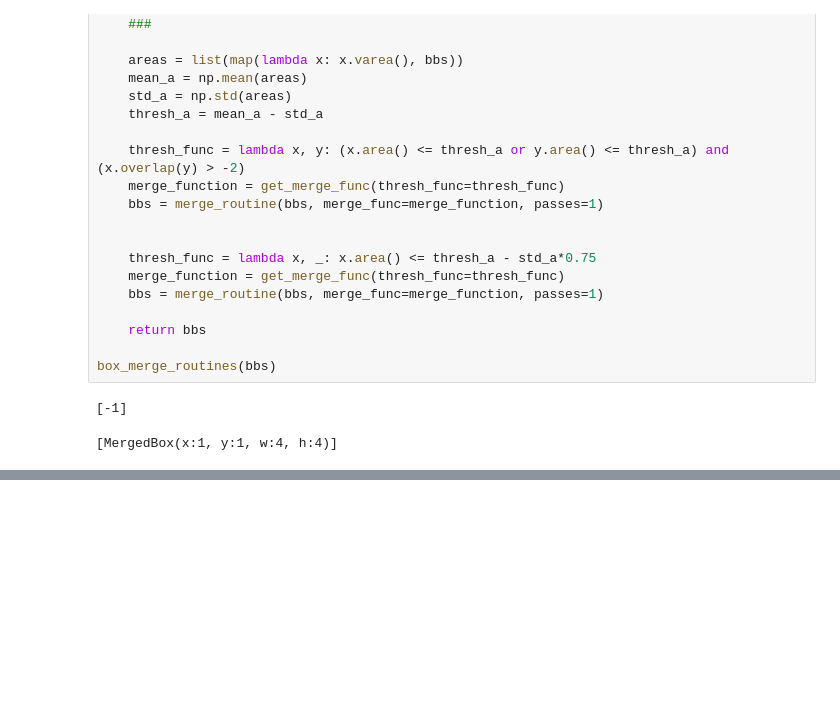
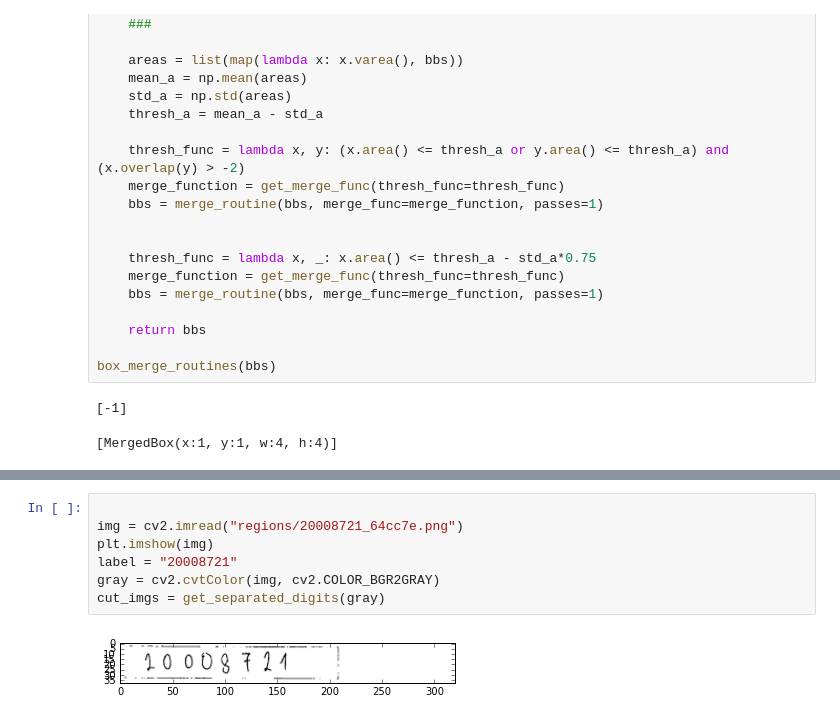
Before and after one commit to rcortx/handwritten-digit-extraction, a Jupyter notebook: test.ipynb, the cells around one changed output, grey strips where cells are left out. Drawn from its saved outputs; the diff is of its cells as text; blank space fills up the shorter version.

```diff
--- a/test.ipynb
+++ b/test.ipynb
@@ -952,0 +1709,9 @@ TypeError: 'int' object is not iterable
+# %%
+
+img = cv2.imread("regions/20008721_64cc7e.png")
+plt.imshow(img)
+label = "20008721"
+gray = cv2.cvtColor(img, cv2.COLOR_BGR2GRAY)
+cut_imgs = get_separated_digits(gray)
+# %% [output]
+[figure, added]
```
Also changed, not shown: parts of 25 cells of this notebook, 4 other files.
